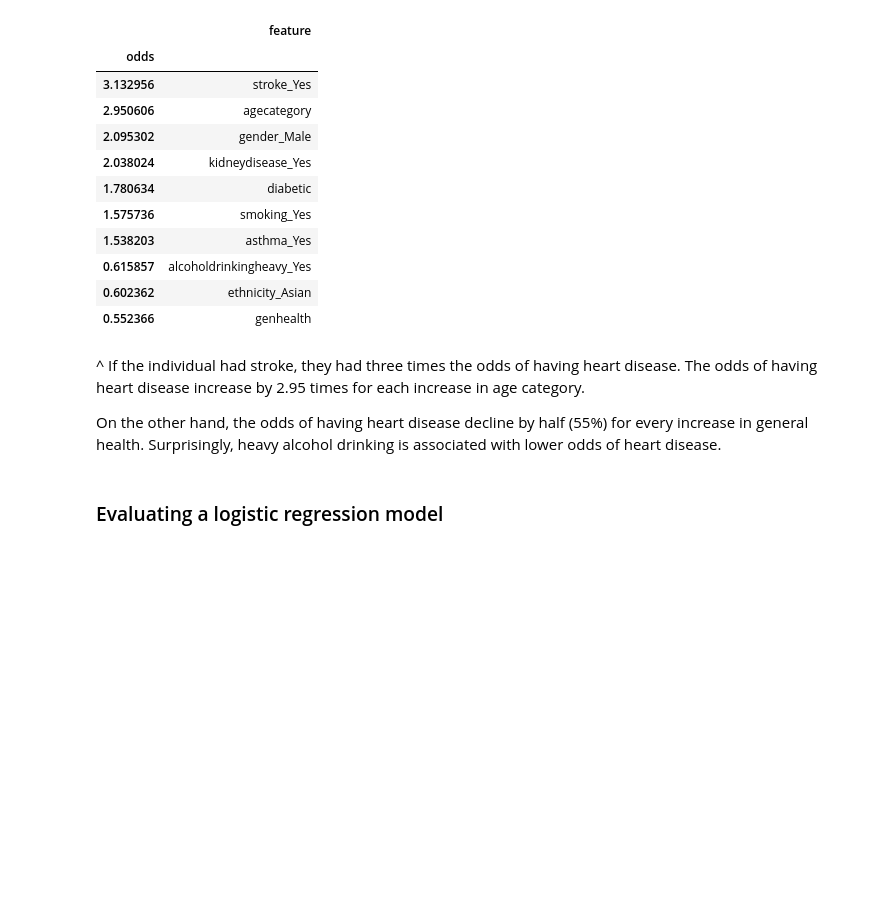
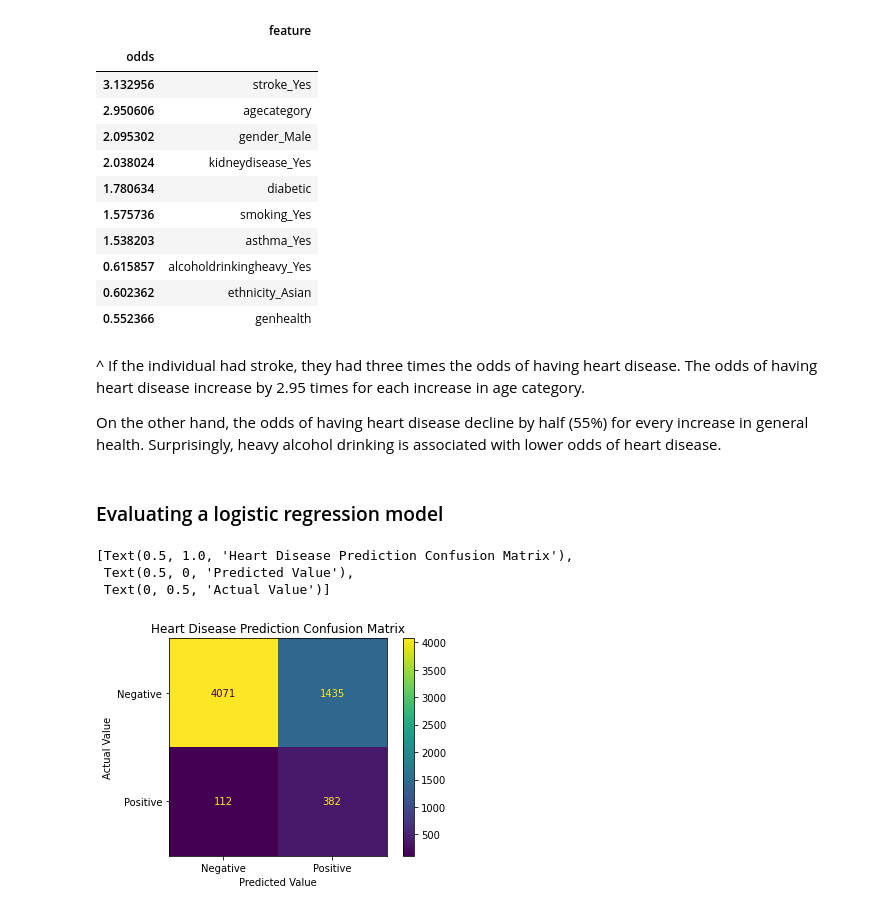
Before and after one commit to alextanhongpin/data-cleaning-and-exploration-with-machine-learning, a Jupyter notebook: 10_logistic_regression.ipynb, the cells around one changed output. Drawn from its saved outputs; the diff is of its cells as text; code cells hidden in the pictures; blank space fills up the shorter version.

```diff
--- a/10_logistic_regression.ipynb
+++ b/10_logistic_regression.ipynb
@@ -423,3 +423,21 @@ pd.DataFrame(oddswithlabs, columns=["odds", "feature"]).sort_values(
 On the other hand, the odds of having heart disease decline by half (55%) for every increase in general health. Surprisingly, heavy alcohol drinking is associated with lower odds of heart disease.
 # %% [markdown]
 ### Evaluating a logistic regression model
+# %%
+y_pred = pipe1.predict(X_test)
+cm = skmet.confusion_matrix(y_test, pred)
+cmplot = skmet.ConfusionMatrixDisplay(
+    confusion_matrix=cm, display_labels=["Negative", "Positive"]
+)
+cmplot.plot()
+
+cmplot.ax_.set(
+    title="Heart Disease Prediction Confusion Matrix",
+    xlabel="Predicted Value",
+    ylabel="Actual Value",
+)
+# %% [output]
+[Text(0.5, 1.0, 'Heart Disease Prediction Confusion Matrix'),
+ Text(0.5, 0, 'Predicted Value'),
+ Text(0, 0.5, 'Actual Value')]
+[figure, added]
```
Also changed, not shown: parts of 24 cells of this notebook.
